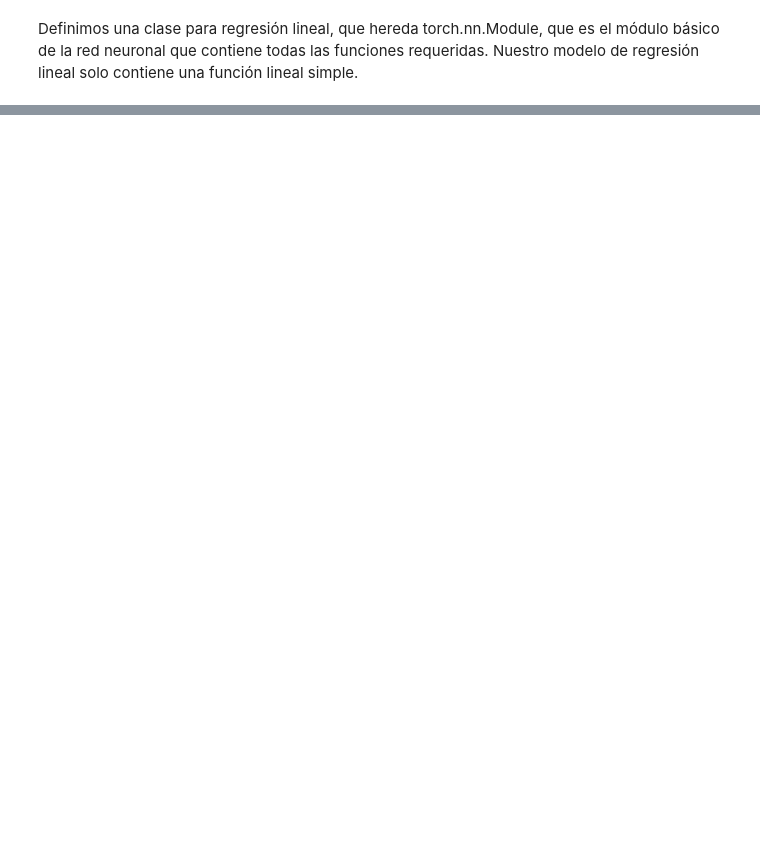
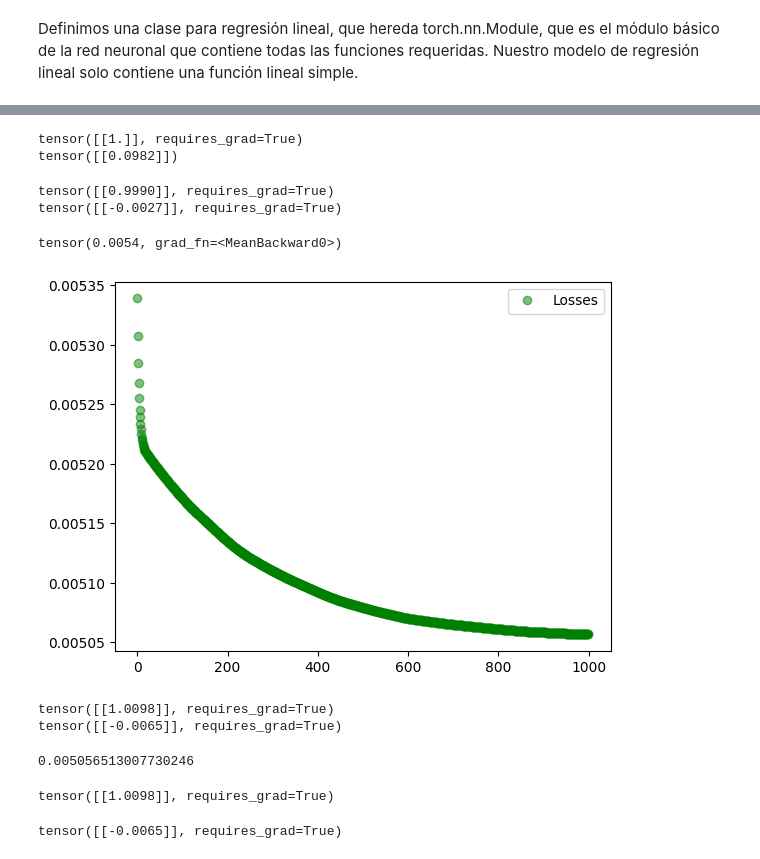
Before and after one commit to LCaravaggio/AnalisisPredictivo, a Jupyter notebook: 03_Regresión_Lineal/RL_con_Pytorch.ipynb, the cells around one changed output, grey strips where cells are left out. Drawn from its saved outputs; the diff is of its cells as text; code cells hidden in the pictures; blank space fills up the shorter version.

```diff
--- a/03_Regresión_Lineal/RL_con_Pytorch.ipynb
+++ b/03_Regresión_Lineal/RL_con_Pytorch.ipynb
@@ -141,0 +101,4 @@ Vemos en el gráfico que la recta no termina de ajustar bien a los datos. Probab
+# %%
+# Generate predictions
+preds = model(inputs)
+print(preds)
@@ -141,0 +132,63 @@ Vemos en el gráfico que la recta no termina de ajustar bien a los datos. Probab
+# %%
+# Estos son los parámetros estimados y su gradiente
+print(w)
+print(w.grad)
+# %% [output]
+tensor([[1.]], requires_grad=True)
+tensor([[0.0982]])
+# %%
+with torch.no_grad():
+    # Ajusto los parámetros
+    w -= w.grad * 1e-2
+    b -= b.grad * 1e-2
+    # Y reinicializo los gradientes
+    w.grad.zero_()
+    b.grad.zero_()
+# %%
+print(w)
+print(b)
+# %% [output]
+tensor([[0.9990]], requires_grad=True)
+tensor([[-0.0027]], requires_grad=True)
+# %%
+# Compute loss
+loss = mse(preds, targets)
+print(loss)
+# %% [output]
+tensor(0.0054, grad_fn=<MeanBackward0>)
+# %%
+# Esto lo tengo que hacer en un proceso iterativo. A cada "vuelta" de este proceso se la conoce como epoch
+epochs=1000
+step=0.001
+losses=[]
+for i in range(epochs):
+    preds = model(inputs)
+    loss = l(preds, targets)
+    loss.backward()
+    losses.append(loss.item())
+    with torch.no_grad():
+      w -= w.grad * step
+      b -= b.grad * step
+      w.grad.zero_()
+      b.grad.zero_()
+# %%
+from matplotlib import pyplot as plt
+
+plt.clf()
+plt.plot(losses, 'go', label='Losses', alpha=0.5)
+plt.legend(loc='best')
+plt.show()
+# %% [output]
+[figure, added]
+# %%
+print(w)
+print(b)
+# %% [output]
+tensor([[1.0098]], requires_grad=True)
+tensor([[-0.0065]], requires_grad=True)
+# %%
+# Compute loss
+loss = mse(preds, targets)
+print(loss.item())
+# %% [output]
+0.005056513007730246
@@ -141,0 +197,8 @@ Vemos en el gráfico que la recta no termina de ajustar bien a los datos. Probab
+# %%
+w
+# %% [output]
+tensor([[1.0098]], requires_grad=True)
+# %%
+b
+# %% [output]
+tensor([[-0.0065]], requires_grad=True)
```
Also changed, not shown: parts of 35 cells of this notebook.
